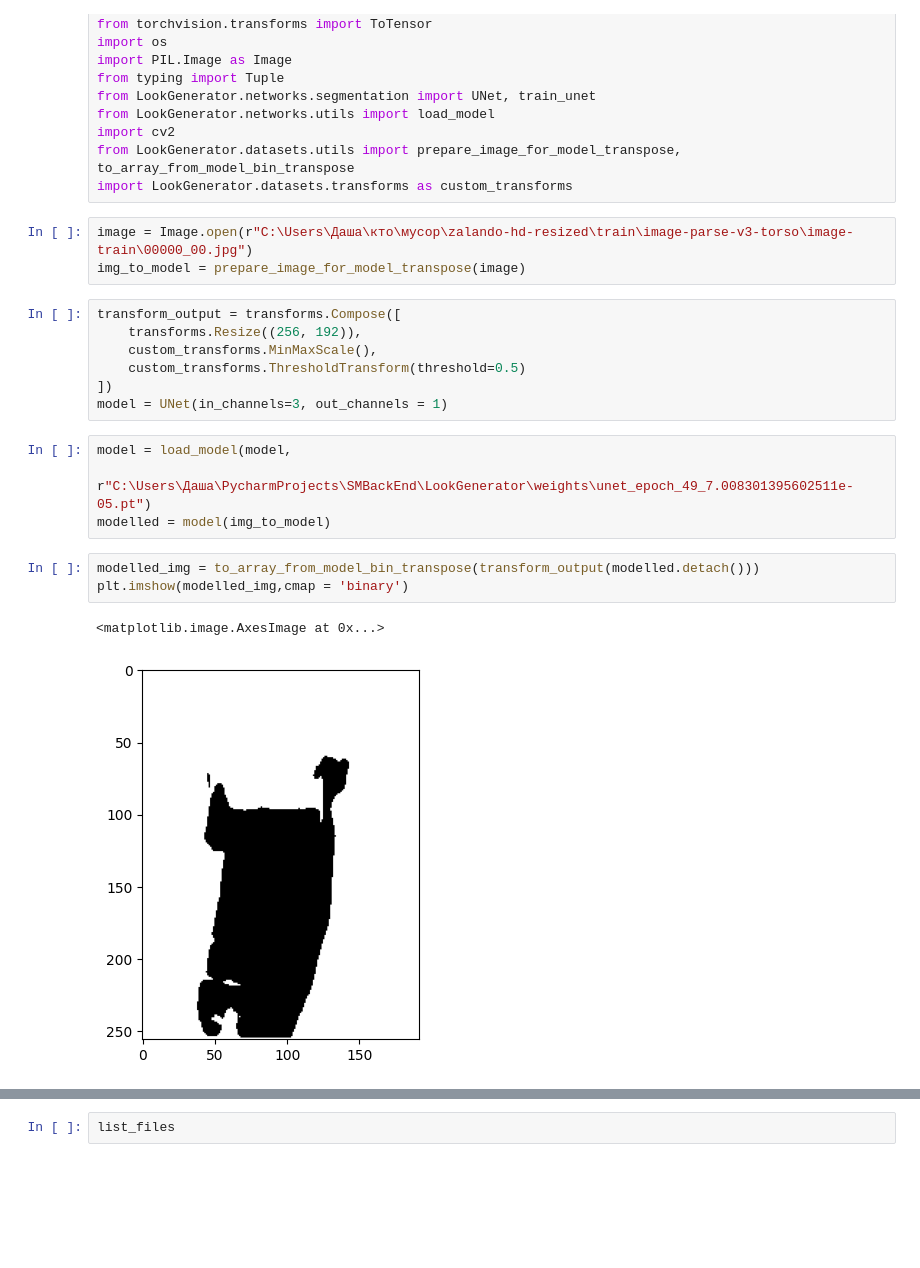
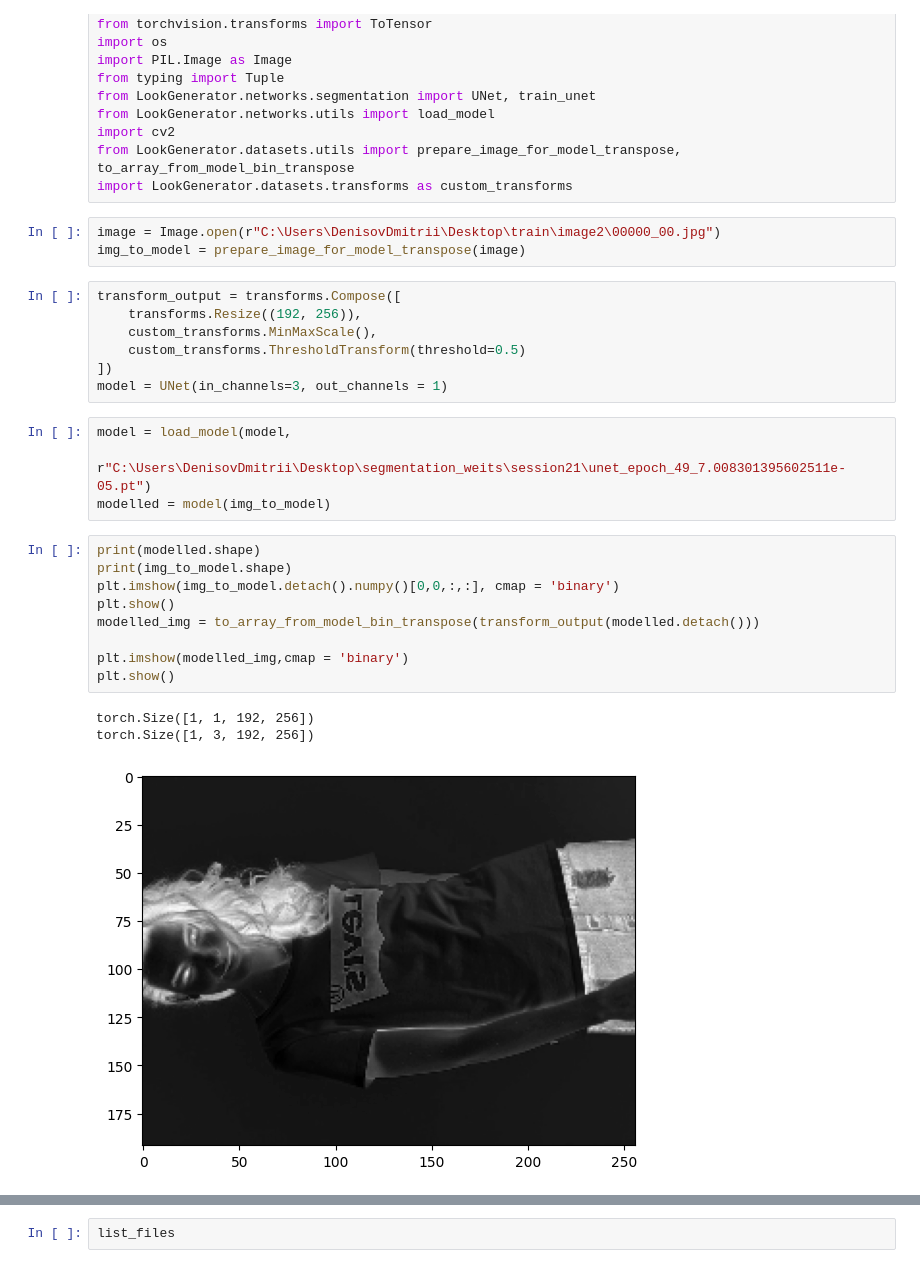
Before and after one commit to EgorProkopov/SMBackEnd, a Jupyter notebook: LookGenerator/networks_training/checking_model_bin.ipynb, the cells around one changed output, grey strips where cells are left out. Cells and saved outputs as stored; diff of their text form; blank space fills up the shorter version.

Commit message:
fix checking_model_bin, resize

```diff
--- a/LookGenerator/networks_training/checking_model_bin.ipynb
+++ b/LookGenerator/networks_training/checking_model_bin.ipynb
@@ -15,22 +15,29 @@ import cv2
 from LookGenerator.datasets.utils import prepare_image_for_model_transpose, to_array_from_model_bin_transpose
 import LookGenerator.datasets.transforms as custom_transforms
 # %%
-image = Image.open(r"C:\Users\Даша\кто\мусор\zalando-hd-resized\train\image-parse-v3-torso\image-train\00000_00.jpg")
+image = Image.open(r"C:\Users\DenisovDmitrii\Desktop\train\image2\00000_00.jpg")
 img_to_model = prepare_image_for_model_transpose(image)
 # %%
 transform_output = transforms.Compose([
-    transforms.Resize((256, 192)),
+    transforms.Resize((192, 256)),
     custom_transforms.MinMaxScale(),
     custom_transforms.ThresholdTransform(threshold=0.5)
 ])
 model = UNet(in_channels=3, out_channels = 1)
 # %%
 model = load_model(model,
-                       r"C:\Users\Даша\PycharmProjects\SMBackEnd\LookGenerator\weights\unet_epoch_49_7.008301395602511e-05.pt")
+                       r"C:\Users\DenisovDmitrii\Desktop\segmentation_weits\session21\unet_epoch_49_7.008301395602511e-05.pt")
 modelled = model(img_to_model)
 # %%
+print(modelled.shape)
+print(img_to_model.shape)
+plt.imshow(img_to_model.detach().numpy()[0,0,:,:], cmap = 'binary')
+plt.show()
 modelled_img = to_array_from_model_bin_transpose(transform_output(modelled.detach()))
+
 plt.imshow(modelled_img,cmap = 'binary')
+plt.show()
 # %% [output]
-<matplotlib.image.AxesImage at 0x...>
+torch.Size([1, 1, 192, 256])
+torch.Size([1, 3, 192, 256])
-[figure, old version]
+[figure, new version]
```
Also changed, not shown: parts of 2 cells of this notebook.
